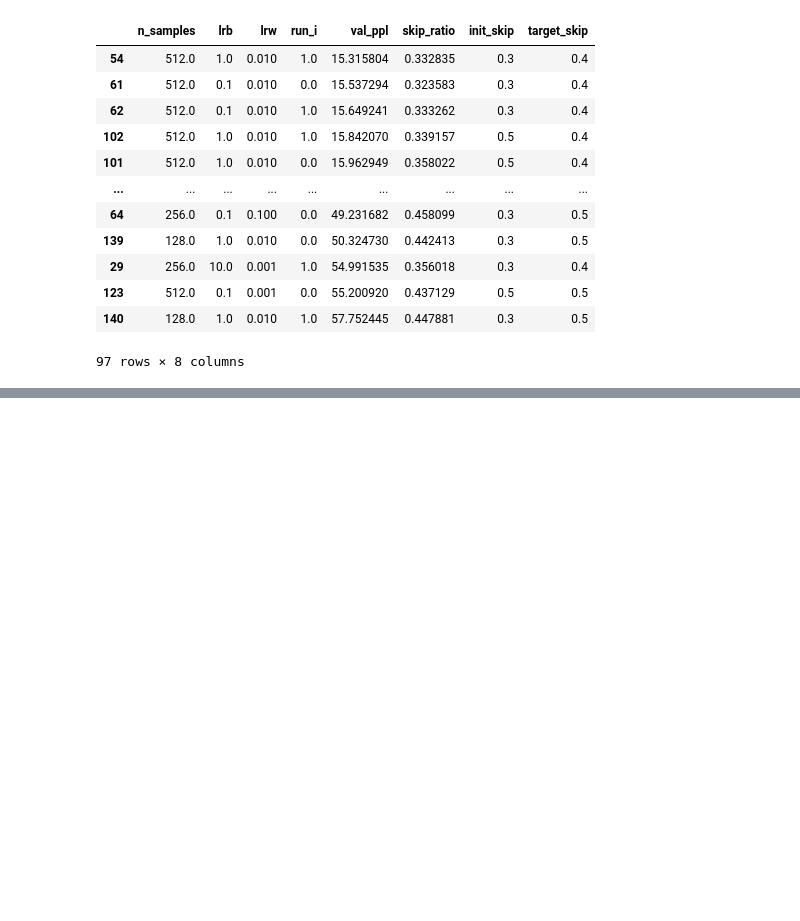
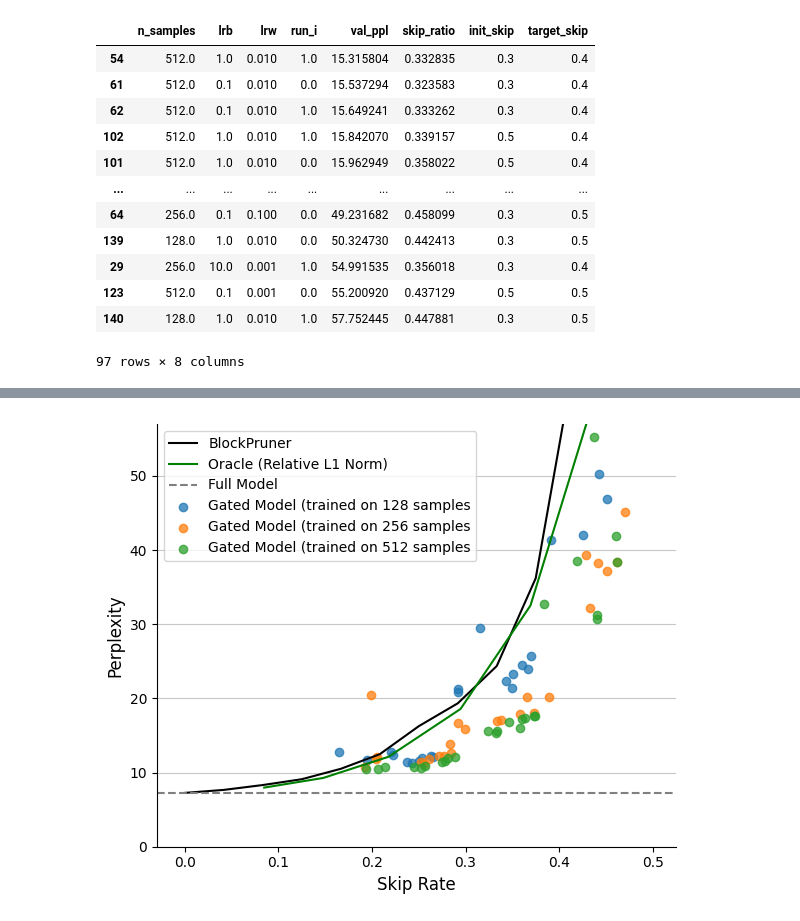
Before and after one commit to chutnakova5/Adaptive-layer-skipping, a Jupyter notebook: results.ipynb, the cells around one changed output, grey strips where cells are left out. Drawn from its saved outputs; the diff is of its cells as text; code cells hidden in the pictures; blank space fills up the shorter version.

```diff
--- a/results.ipynb
+++ b/results.ipynb
@@ -823,0 +940,38 @@ gate_results_best.loc[
+# %%
+fig, ax = plt.subplots(1, 1, figsize=(6, 5), sharey=False)
+
+ax.plot(block_pruner.loc[:13, 'del_ratio'],
+        block_pruner.loc[:13, 'perplexity'],
+        c='black', label='BlockPruner')
+
+ax.plot(small_changes.loc[:, 'ratio_del'],
+        small_changes.loc[:, 'perplexity'],
+        c='g', label='Oracle (Relative L1 Norm)')
+
+ax.axhline(block_pruner.loc[0, 'perplexity'], c='gray', linestyle='--', label='Full Model')
+
+
+### gates
+param = "n_samples"
+for x, group in gated_model_results.groupby(param):
+    ax.scatter(group["skip_ratio"], group["val_ppl"],
+               # label=f"{param}={x}", alpha=0.75)
+               label=f"Gated Model (trained on {int(x)} samples", alpha=0.75)
+######
+
+ax.set_xlim((-0.03, 0.525))
+ax.set_ylim((0, 57))
+ax.set_xlabel('Skip Rate', fontsize=12)
+ax.set_ylabel('Perplexity', fontsize=12)
+
+ax.grid(axis='y', linestyle='-', alpha=0.7)
+ax.set_axisbelow(True)
+ax.spines['right'].set_visible(False)
+ax.spines['top'].set_visible(False)
+
+
+ax.legend()
+
+plt.tight_layout()
+# %% [output]
+[figure, added]
```
Also changed, not shown: parts of 13 cells of this notebook, 5 other files.
